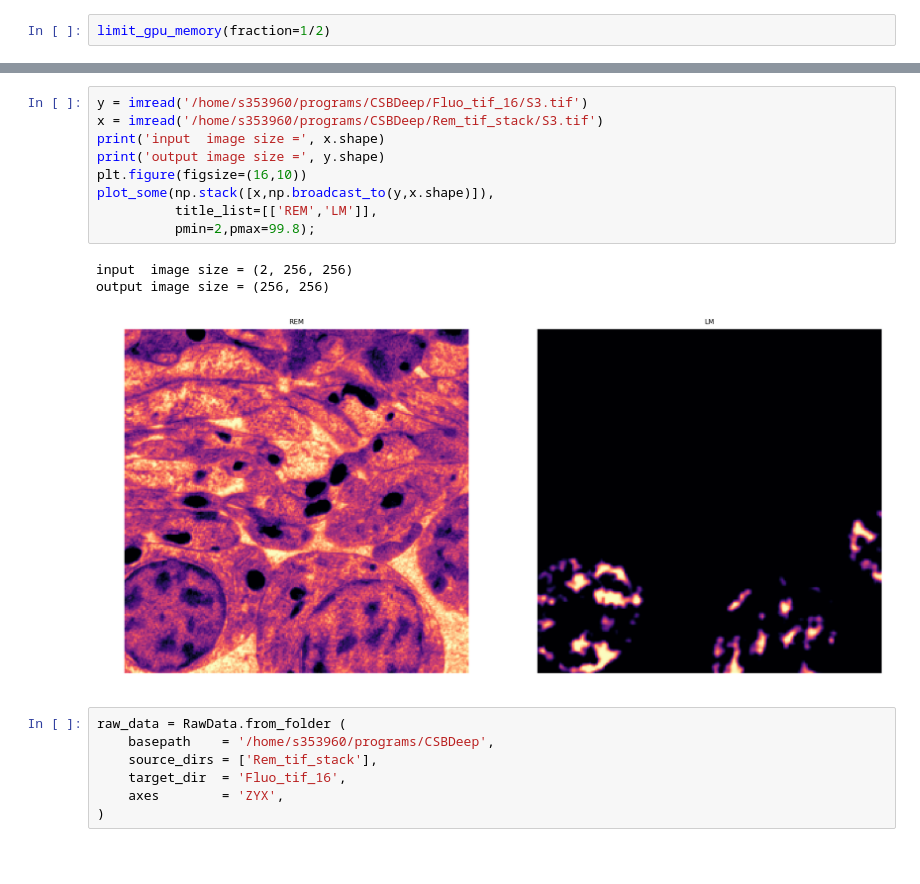
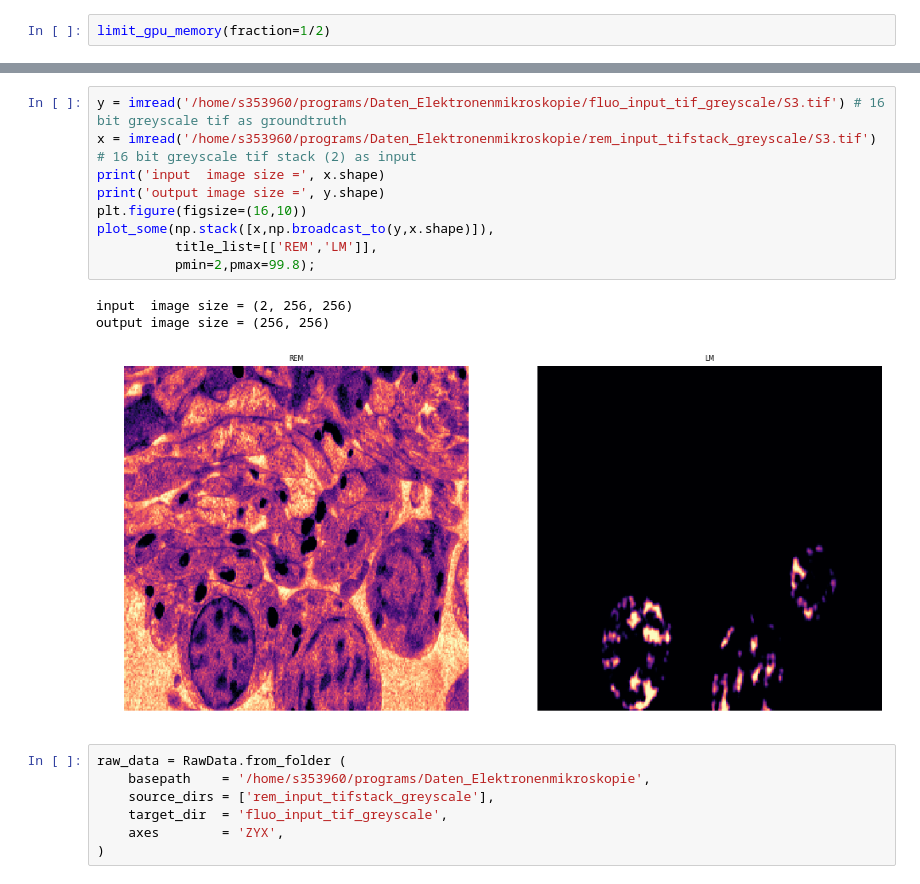
Before and after one commit to Rickmic/Deep_CLEM, a Jupyter notebook: load_data.ipynb, the cells around one changed output, grey strips where cells are left out. Cells and saved outputs as stored; diff of their text form; blank space fills up the shorter version.

```diff
--- a/load_data.ipynb
+++ b/load_data.ipynb
@@ -12,21 +111,21 @@ limit_gpu_memory(fraction=1/2)
 # %%
-y = imread('/home/s353960/programs/CSBDeep/Fluo_tif_16/S3.tif')
-x = imread('/home/s353960/programs/CSBDeep/Rem_tif_stack/S3.tif')
+y = imread('/home/s353960/programs/Daten_Elektronenmikroskopie/fluo_input_tif_greyscale/S3.tif') # 16 bit greyscale tif as groundtruth
+x = imread('/home/s353960/programs/Daten_Elektronenmikroskopie/rem_input_tifstack_greyscale/S3.tif') # 16 bit greyscale tif stack (2) as input
 print('input  image size =', x.shape)
 print('output image size =', y.shape)
 plt.figure(figsize=(16,10))
 plot_some(np.stack([x,np.broadcast_to(y,x.shape)]),
           title_list=[['REM','LM']],
           pmin=2,pmax=99.8);
 # %% [output]
 input  image size = (2, 256, 256)
 output image size = (256, 256)
-[figure, old version]
+[figure, new version]
 # %%
 raw_data = RawData.from_folder (
-    basepath    = '/home/s353960/programs/CSBDeep',
-    source_dirs = ['Rem_tif_stack'],
-    target_dir  = 'Fluo_tif_16',
+    basepath    = '/home/s353960/programs/Daten_Elektronenmikroskopie',
+    source_dirs = ['rem_input_tifstack_greyscale'],
+    target_dir  = 'fluo_input_tif_greyscale',
     axes        = 'ZYX',
 )
 # %%
```
Also changed, not shown: parts of 5 cells of this notebook.
